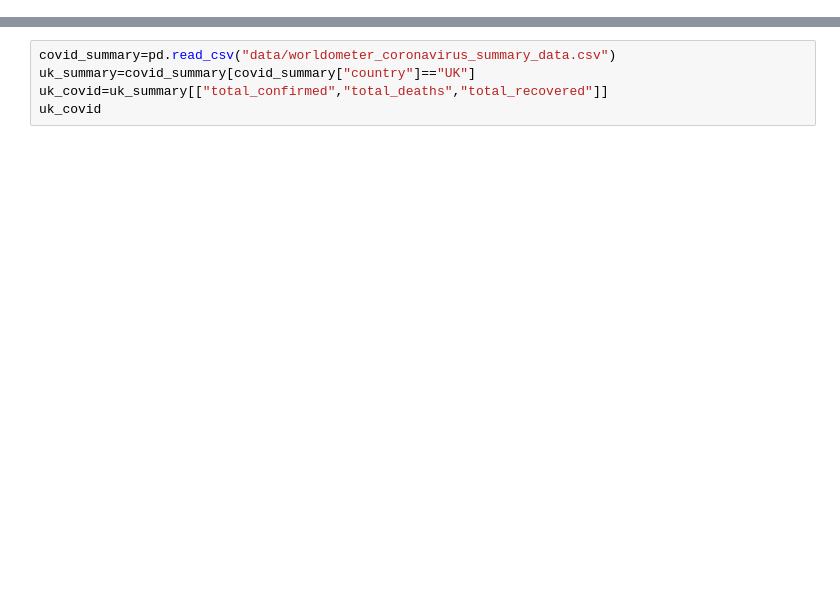
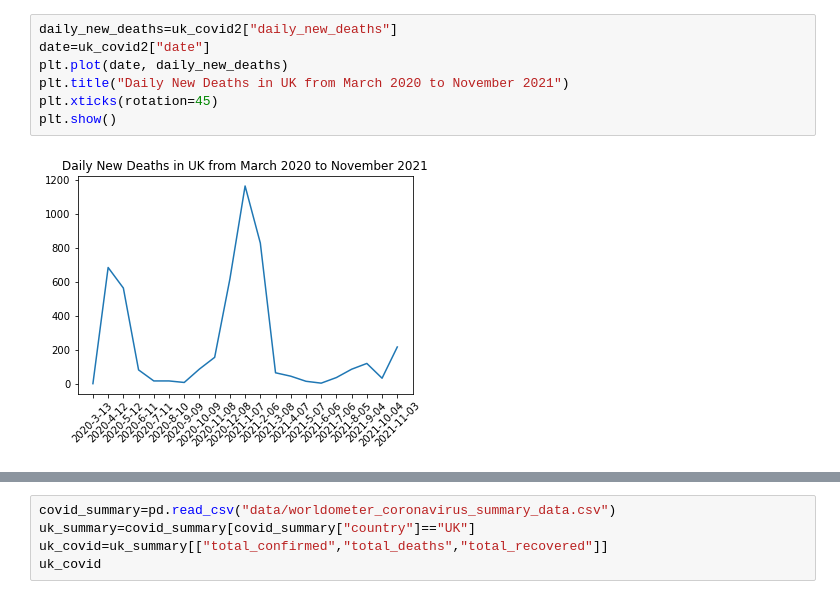
Before and after one commit to DominikaRzez/CovidVaccinationAnalysis, a Jupyter notebook: UK_analysis.ipynb, the cells around one changed output, grey strips where cells are left out. Cells and saved outputs as stored; diff of their text form; blank space fills up the shorter version.

```diff
--- a/UK_analysis.ipynb
+++ b/UK_analysis.ipynb
@@ -16,0 +34,9 @@ uk_covid.head()
+# %%
+daily_new_deaths=uk_covid2["daily_new_deaths"]
+date=uk_covid2["date"]
+plt.plot(date, daily_new_deaths)
+plt.title("Daily New Deaths in UK from March 2020 to November 2021")
+plt.xticks(rotation=45)
+plt.show()
+# %% [output]
+[figure, added]
```
Also changed, not shown: parts of 7 cells of this notebook, 1 other file.
